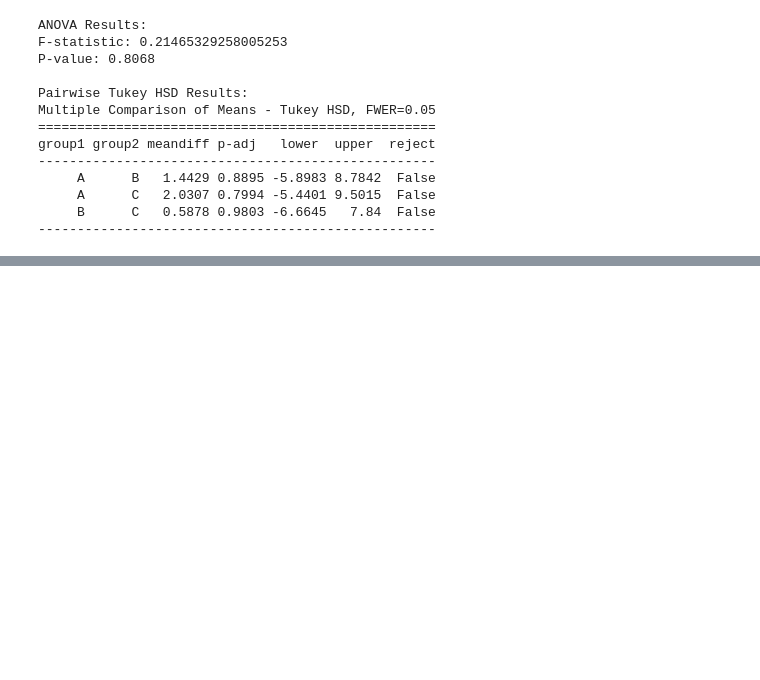
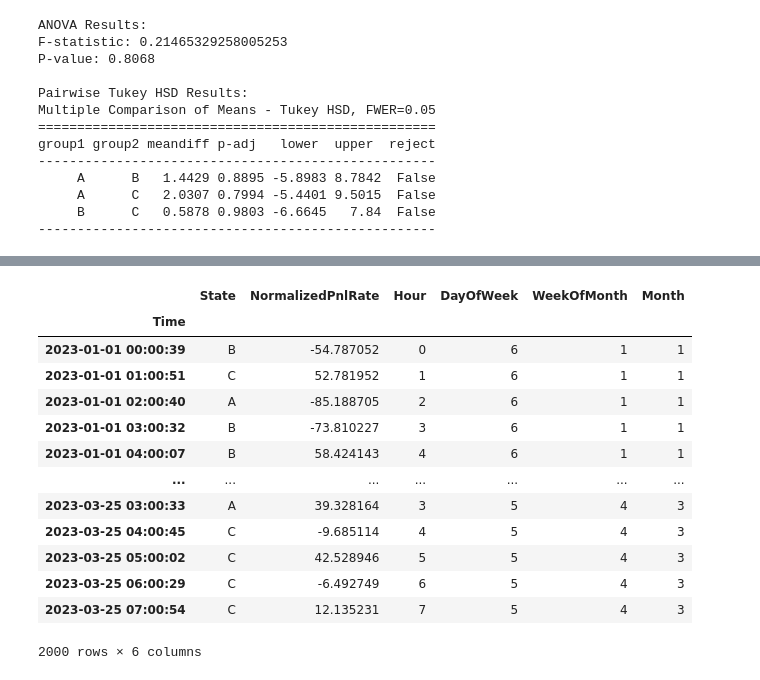
Before and after one commit to dyang1999/notebooks, a Jupyter notebook: time_series_analysis.ipynb, the cells around one changed output, grey strips where cells are left out. Cells and saved outputs as stored; diff of their text form; code cells hidden in the pictures; blank space fills up the shorter version.

```diff
--- a/time_series_analysis.ipynb
+++ b/time_series_analysis.ipynb
@@ -899,0 +952,17 @@ group1 group2 meandiff p-adj   lower  upper  reject
+# %%
+df
+# %% [output]
+|  | State | NormalizedPnlRate | Hour | DayOfWeek | WeekOfMonth | Month |
+| Time |  |  |  |  |  |  |
+| 2023-01-01 00:00:39 | B | -54.787052 | 0 | 6 | 1 | 1 |
+| 2023-01-01 01:00:51 | C | 52.781952 | 1 | 6 | 1 | 1 |
+| 2023-01-01 02:00:40 | A | -85.188705 | 2 | 6 | 1 | 1 |
+| 2023-01-01 03:00:32 | B | -73.810227 | 3 | 6 | 1 | 1 |
+| 2023-01-01 04:00:07 | B | 58.424143 | 4 | 6 | 1 | 1 |
+| ... | ... | ... | ... | ... | ... | ... |
+| 2023-03-25 03:00:33 | A | 39.328164 | 3 | 5 | 4 | 3 |
+| 2023-03-25 04:00:45 | C | -9.685114 | 4 | 5 | 4 | 3 |
+| 2023-03-25 05:00:02 | C | 42.528946 | 5 | 5 | 4 | 3 |
+| 2023-03-25 06:00:29 | C | -6.492749 | 6 | 5 | 4 | 3 |
+| 2023-03-25 07:00:54 | C | 12.135231 | 7 | 5 | 4 | 3 |
+2000 rows × 6 columns
```
Also changed, not shown: parts of 2 cells of this notebook.
